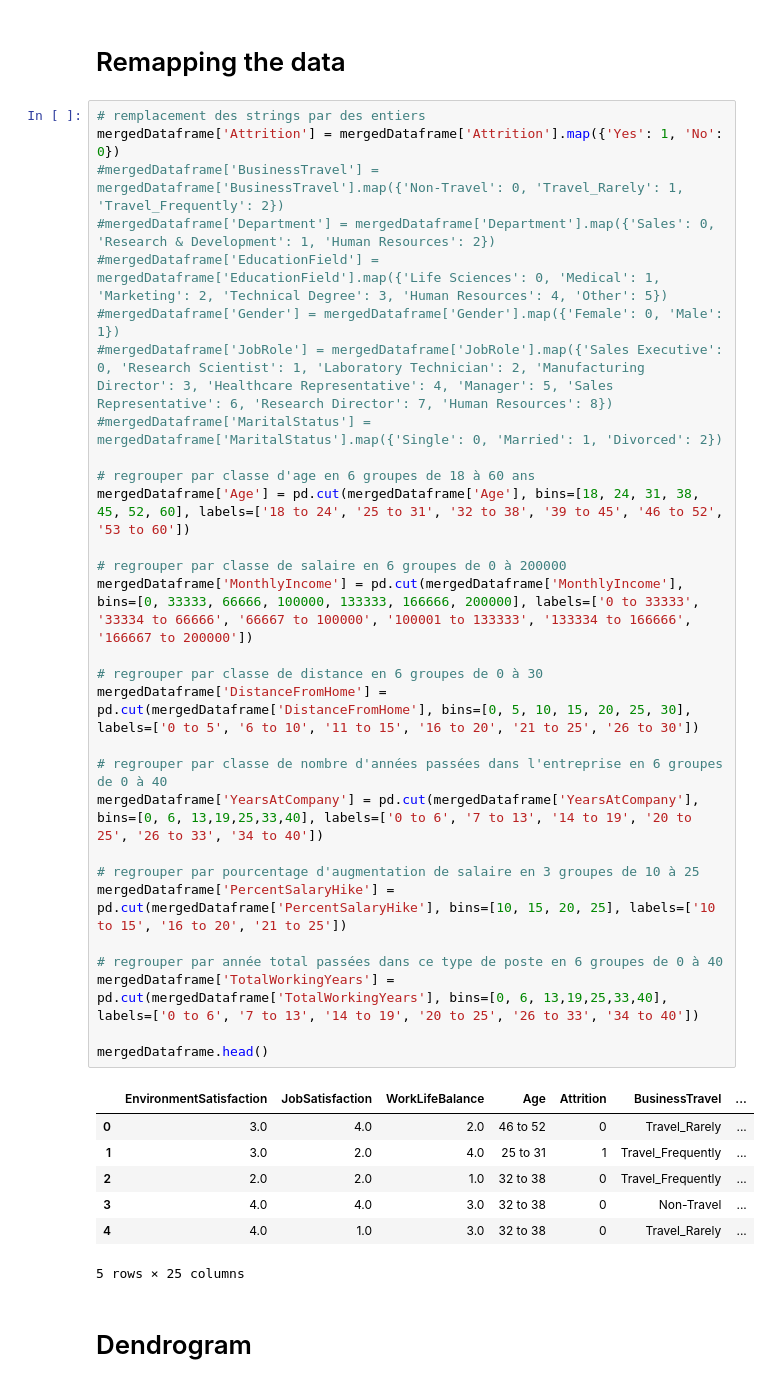
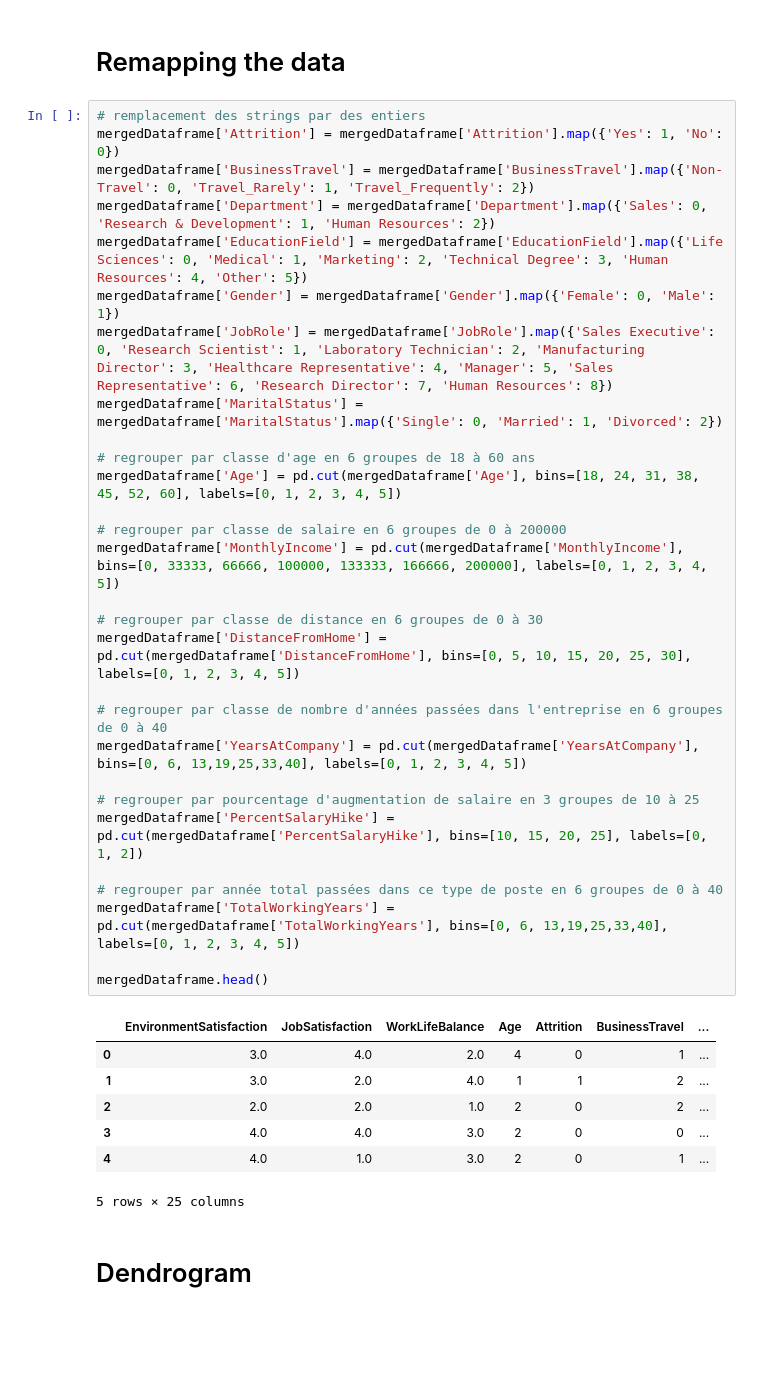
Before and after one commit to Aldresus/projetIA, a Jupyter notebook: projet.ipynb, the cells around one changed output. Cells and saved outputs as stored; diff of their text form; blank space fills up the shorter version.

```diff
--- a/projet.ipynb
+++ b/projet.ipynb
@@ -213,39 +213,39 @@ mergedDataframe.head()
 # %%
 # remplacement des strings par des entiers
 mergedDataframe['Attrition'] = mergedDataframe['Attrition'].map({'Yes': 1, 'No': 0})
-#mergedDataframe['BusinessTravel'] = mergedDataframe['BusinessTravel'].map({'Non-Travel': 0, 'Travel_Rarely': 1, 'Travel_Frequently': 2})
-#mergedDataframe['Department'] = mergedDataframe['Department'].map({'Sales': 0, 'Research & Development': 1, 'Human Resources': 2})
-#mergedDataframe['EducationField'] = mergedDataframe['EducationField'].map({'Life Sciences': 0, 'Medical': 1, 'Marketing': 2, 'Technical Degree': 3, 'Human Resources': 4, 'Other': 5})
-#mergedDataframe['Gender'] = mergedDataframe['Gender'].map({'Female': 0, 'Male': 1})
-#mergedDataframe['JobRole'] = mergedDataframe['JobRole'].map({'Sales Executive': 0, 'Research Scientist': 1, 'Laboratory Technician': 2, 'Manufacturing Director': 3, 'Healthcare Representative': 4, 'Manager': 5, 'Sales Representative': 6, 'Research Director': 7, 'Human Resources': 8})
-#mergedDataframe['MaritalStatus'] = mergedDataframe['MaritalStatus'].map({'Single': 0, 'Married': 1, 'Divorced': 2})
+mergedDataframe['BusinessTravel'] = mergedDataframe['BusinessTravel'].map({'Non-Travel': 0, 'Travel_Rarely': 1, 'Travel_Frequently': 2})
+mergedDataframe['Department'] = mergedDataframe['Department'].map({'Sales': 0, 'Research & Development': 1, 'Human Resources': 2})
+mergedDataframe['EducationField'] = mergedDataframe['EducationField'].map({'Life Sciences': 0, 'Medical': 1, 'Marketing': 2, 'Technical Degree': 3, 'Human Resources': 4, 'Other': 5})
+mergedDataframe['Gender'] = mergedDataframe['Gender'].map({'Female': 0, 'Male': 1})
+mergedDataframe['JobRole'] = mergedDataframe['JobRole'].map({'Sales Executive': 0, 'Research Scientist': 1, 'Laboratory Technician': 2, 'Manufacturing Director': 3, 'Healthcare Representative': 4, 'Manager': 5, 'Sales Representative': 6, 'Research Director': 7, 'Human Resources': 8})
+mergedDataframe['MaritalStatus'] = mergedDataframe['MaritalStatus'].map({'Single': 0, 'Married': 1, 'Divorced': 2})
 
 # regrouper par classe d'age en 6 groupes de 18 à 60 ans
-mergedDataframe['Age'] = pd.cut(mergedDataframe['Age'], bins=[18, 24, 31, 38, 45, 52, 60], labels=['18 to 24', '25 to 31', '32 to 38', '39 to 45', '46 to 52', '53 to 60'])
+mergedDataframe['Age'] = pd.cut(mergedDataframe['Age'], bins=[18, 24, 31, 38, 45, 52, 60], labels=[0, 1, 2, 3, 4, 5])
 
 # regrouper par classe de salaire en 6 groupes de 0 à 200000
-mergedDataframe['MonthlyIncome'] = pd.cut(mergedDataframe['MonthlyIncome'], bins=[0, 33333, 66666, 100000, 133333, 166666, 200000], labels=['0 to 33333', '33334 to 66666', '66667 to 100000', '100001 to 133333', '133334 to 166666', '166667 to 200000'])
+mergedDataframe['MonthlyIncome'] = pd.cut(mergedDataframe['MonthlyIncome'], bins=[0, 33333, 66666, 100000, 133333, 166666, 200000], labels=[0, 1, 2, 3, 4, 5])
 
 # regrouper par classe de distance en 6 groupes de 0 à 30
-mergedDataframe['DistanceFromHome'] = pd.cut(mergedDataframe['DistanceFromHome'], bins=[0, 5, 10, 15, 20, 25, 30], labels=['0 to 5', '6 to 10', '11 to 15', '16 to 20', '21 to 25', '26 to 30'])
+mergedDataframe['DistanceFromHome'] = pd.cut(mergedDataframe['DistanceFromHome'], bins=[0, 5, 10, 15, 20, 25, 30], labels=[0, 1, 2, 3, 4, 5])
 
 # regrouper par classe de nombre d'années passées dans l'entreprise en 6 groupes de 0 à 40
-mergedDataframe['YearsAtCompany'] = pd.cut(mergedDataframe['YearsAtCompany'], bins=[0, 6, 13,19,25,33,40], labels=['0 to 6', '7 to 13', '14 to 19', '20 to 25', '26 to 33', '34 to 40'])
+mergedDataframe['YearsAtCompany'] = pd.cut(mergedDataframe['YearsAtCompany'], bins=[0, 6, 13,19,25,33,40], labels=[0, 1, 2, 3, 4, 5])
 
 # regrouper par pourcentage d'augmentation de salaire en 3 groupes de 10 à 25
-mergedDataframe['PercentSalaryHike'] = pd.cut(mergedDataframe['PercentSalaryHike'], bins=[10, 15, 20, 25], labels=['10 to 15', '16 to 20', '21 to 25'])
+mergedDataframe['PercentSalaryHike'] = pd.cut(mergedDataframe['PercentSalaryHike'], bins=[10, 15, 20, 25], labels=[0, 1, 2])
 
 # regrouper par année total passées dans ce type de poste en 6 groupes de 0 à 40
-mergedDataframe['TotalWorkingYears'] = pd.cut(mergedDataframe['TotalWorkingYears'], bins=[0, 6, 13,19,25,33,40], labels=['0 to 6', '7 to 13', '14 to 19', '20 to 25', '26 to 33', '34 to 40'])
+mergedDataframe['TotalWorkingYears'] = pd.cut(mergedDataframe['TotalWorkingYears'], bins=[0, 6, 13,19,25,33,40], labels=[0, 1, 2, 3, 4, 5])
 
 mergedDataframe.head()
 # %% [output]
 |  | EnvironmentSatisfaction | JobSatisfaction | WorkLifeBalance | Age | Attrition | BusinessTravel | ... |
-| 0 | 3.0 | 4.0 | 2.0 | 46 to 52 | 0 | Travel_Rarely | ... |
-| 1 | 3.0 | 2.0 | 4.0 | 25 to 31 | 1 | Travel_Frequently | ... |
-| 2 | 2.0 | 2.0 | 1.0 | 32 to 38 | 0 | Travel_Frequently | ... |
-| 3 | 4.0 | 4.0 | 3.0 | 32 to 38 | 0 | Non-Travel | ... |
-| 4 | 4.0 | 1.0 | 3.0 | 32 to 38 | 0 | Travel_Rarely | ... |
+| 0 | 3.0 | 4.0 | 2.0 | 4 | 0 | 1 | ... |
+| 1 | 3.0 | 2.0 | 4.0 | 1 | 1 | 2 | ... |
+| 2 | 2.0 | 2.0 | 1.0 | 2 | 0 | 2 | ... |
+| 3 | 4.0 | 4.0 | 3.0 | 2 | 0 | 0 | ... |
+| 4 | 4.0 | 1.0 | 3.0 | 2 | 0 | 1 | ... |
 5 rows × 25 columns
 # %% [markdown]
 # Dendrogram
```
Also changed, not shown: parts of 2 cells of this notebook.
